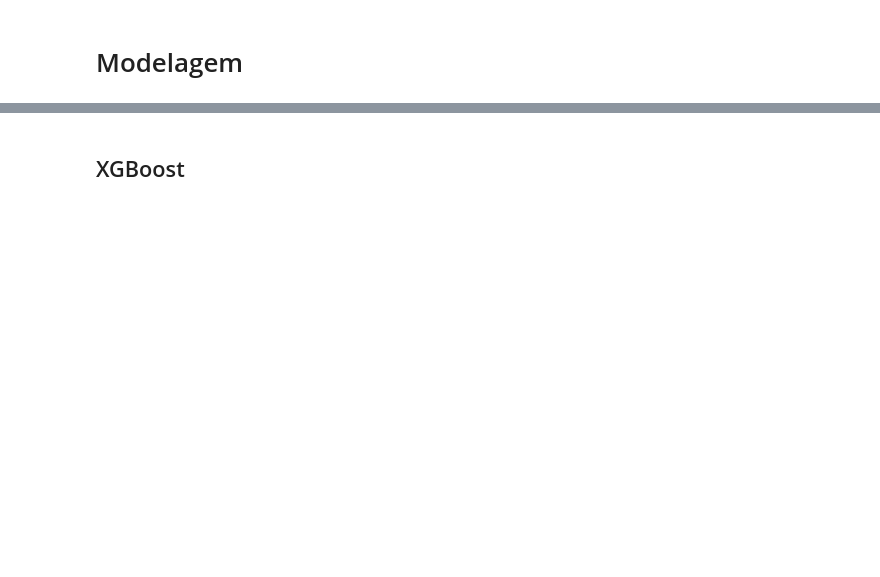
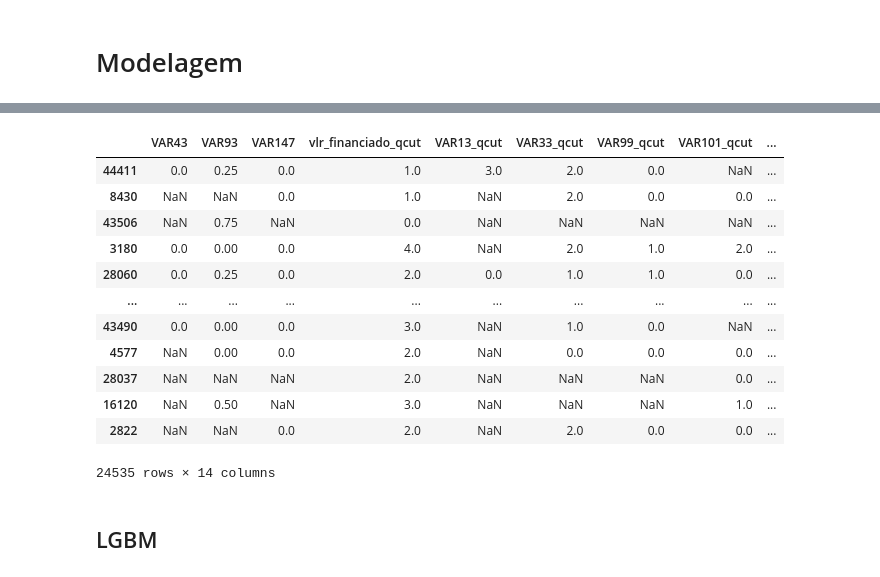
Before and after one commit to RenatoNogFer/Project-4, a Jupyter notebook: main.ipynb, the cells around one changed output, grey strips where cells are left out. Cells and saved outputs as stored; diff of their text form; code cells hidden in the pictures; blank space fills up the shorter version.

```diff
--- a/main.ipynb
+++ b/main.ipynb
@@ -2229,5 +2341,21 @@ else:
+# %%
+X_train
+# %% [output]
+|  | VAR43 | VAR93 | VAR147 | vlr_financiado_qcut | VAR13_qcut | VAR33_qcut | VAR99_qcut | VAR101_qcut | ... |
+| 44411 | 0.0 | 0.25 | 0.0 | 1.0 | 3.0 | 2.0 | 0.0 | NaN | ... |
+| 8430 | NaN | NaN | 0.0 | 1.0 | NaN | 2.0 | 0.0 | 0.0 | ... |
+| 43506 | NaN | 0.75 | NaN | 0.0 | NaN | NaN | NaN | NaN | ... |
+| 3180 | 0.0 | 0.00 | 0.0 | 4.0 | NaN | 2.0 | 1.0 | 2.0 | ... |
+| 28060 | 0.0 | 0.25 | 0.0 | 2.0 | 0.0 | 1.0 | 1.0 | 0.0 | ... |
+| ... | ... | ... | ... | ... | ... | ... | ... | ... | ... |
+| 43490 | 0.0 | 0.00 | 0.0 | 3.0 | NaN | 1.0 | 0.0 | NaN | ... |
+| 4577 | NaN | 0.00 | 0.0 | 2.0 | NaN | 0.0 | 0.0 | 0.0 | ... |
+| 28037 | NaN | NaN | NaN | 2.0 | NaN | NaN | NaN | 0.0 | ... |
+| 16120 | NaN | 0.50 | NaN | 3.0 | NaN | NaN | NaN | 1.0 | ... |
+| 2822 | NaN | NaN | 0.0 | 2.0 | NaN | 2.0 | 0.0 | 0.0 | ... |
+24535 rows × 14 columns
 # %% [markdown]
-## XGBoost
+## LGBM
 # %%
 import re
 
```
Also changed, not shown: parts of 26 cells of this notebook.
